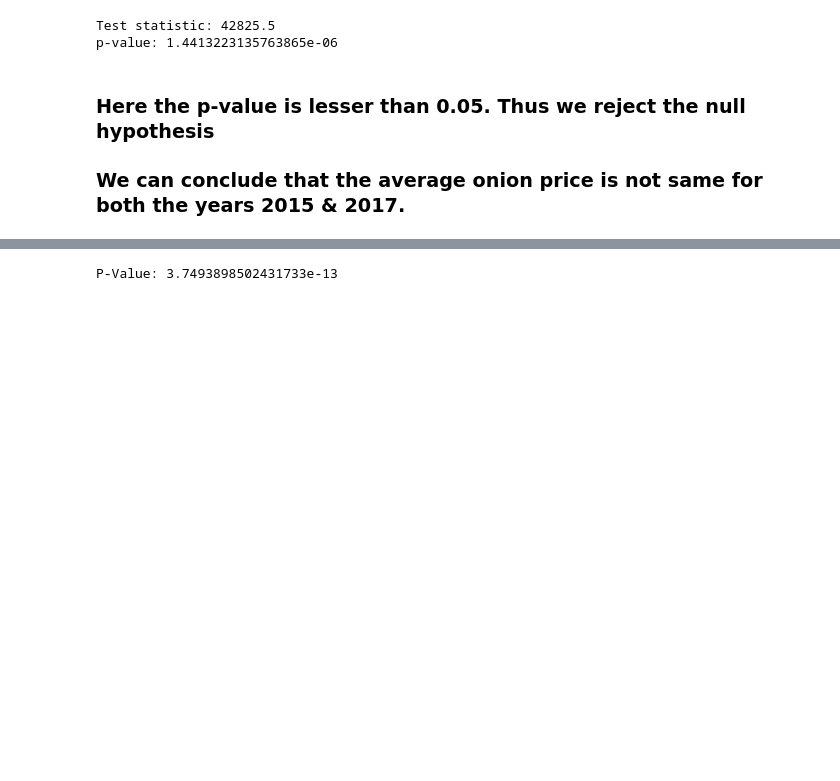
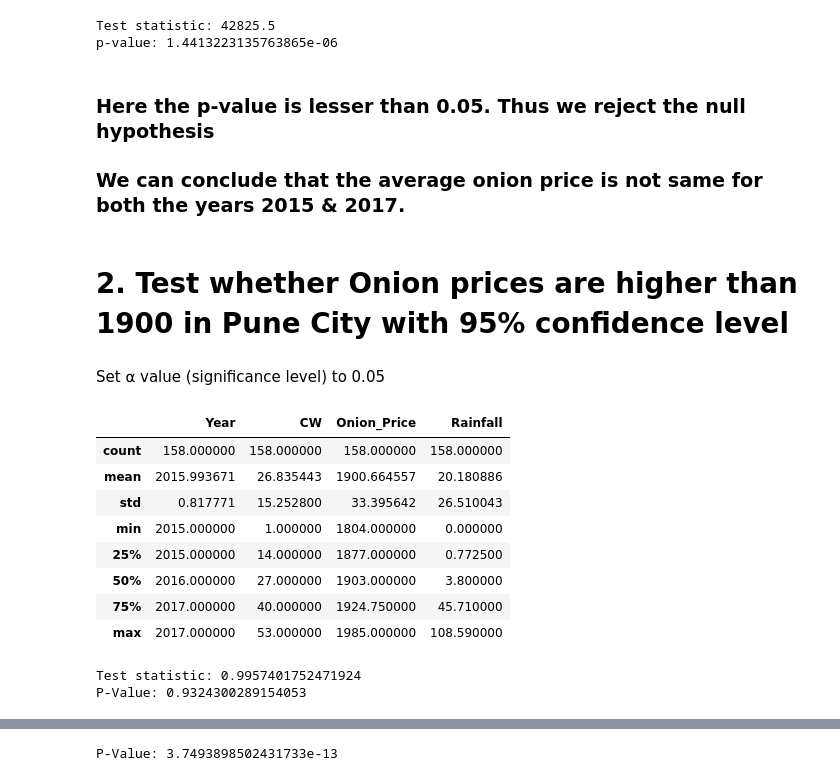
Before and after one commit to sungunact/stats, a Jupyter notebook: Team_7_Stats_presentation.ipynb, the cells around one changed output, grey strips where cells are left out. Drawn from its saved outputs; the diff is of its cells as text; code cells hidden in the pictures; blank space fills up the shorter version.

```diff
--- a/Team_7_Stats_presentation.ipynb
+++ b/Team_7_Stats_presentation.ipynb
@@ -201,3 +202,33 @@ p-value: 1.4413223135763865e-06
 ### Here the p-value is lesser than 0.05. Thus we reject  the null hypothesis
 
 ### We can conclude that the average onion price is not same for both the years 2015 & 2017.
+# %% [markdown]
+# 2. Test whether Onion prices are higher than 1900 in Pune City with 95% confidence level
+# %% [markdown]
+Set ⍺ value (significance level) to 0.05
+# %%
+data.describe()
+pune_prices=data[(data['Location']=='Pune')]
+pune_prices.describe()
+# %% [output]
+|  | Year | CW | Onion_Price | Rainfall |
+| count | 158.000000 | 158.000000 | 158.000000 | 158.000000 |
+| mean | 2015.993671 | 26.835443 | 1900.664557 | 20.180886 |
+| std | 0.817771 | 15.252800 | 33.395642 | 26.510043 |
+| min | 2015.000000 | 1.000000 | 1804.000000 | 0.000000 |
+| 25% | 2015.000000 | 14.000000 | 1877.000000 | 0.772500 |
+| 50% | 2016.000000 | 27.000000 | 1903.000000 | 3.800000 |
+| 75% | 2017.000000 | 40.000000 | 1924.750000 | 45.710000 |
+| max | 2017.000000 | 53.000000 | 1985.000000 | 108.590000 |
+# %%
+# perform Shapiro-Wilk test to test the normality
+# shapiro() returns a tuple having the values of test statistics and the corresponding p-value
+# pass the commodity prices of Pune to perform the test
+stat, p_value = shapiro(pune_prices['Onion_Price'])
+
+# print the test statistic and corresponding p-value
+print('Test statistic:', stat)
+print('P-Value:', p_value)
+# %% [output]
+Test statistic: 0.9957401752471924
+P-Value: 0.9324300289154053
```
Also changed, not shown: parts of 15 cells of this notebook.
